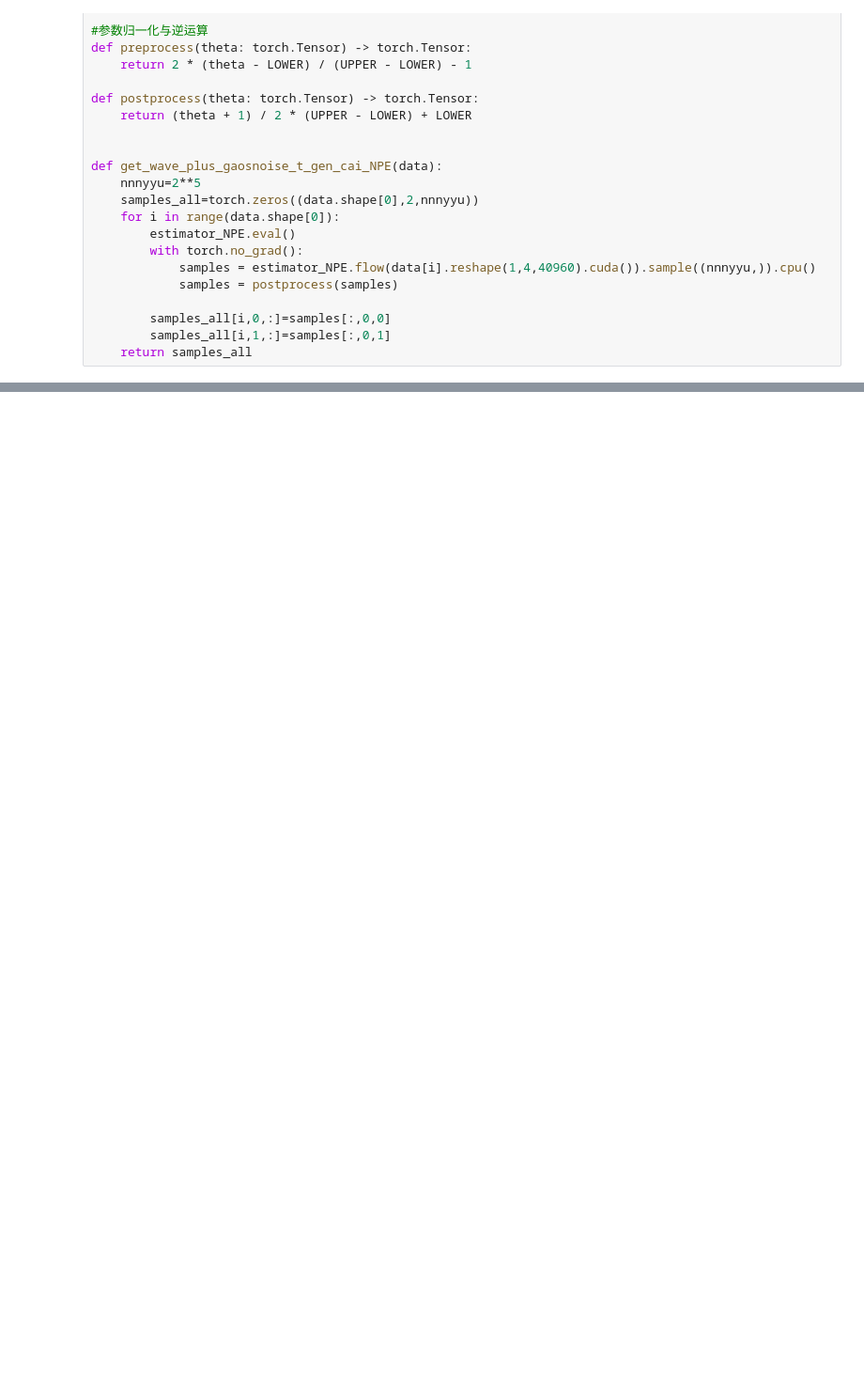
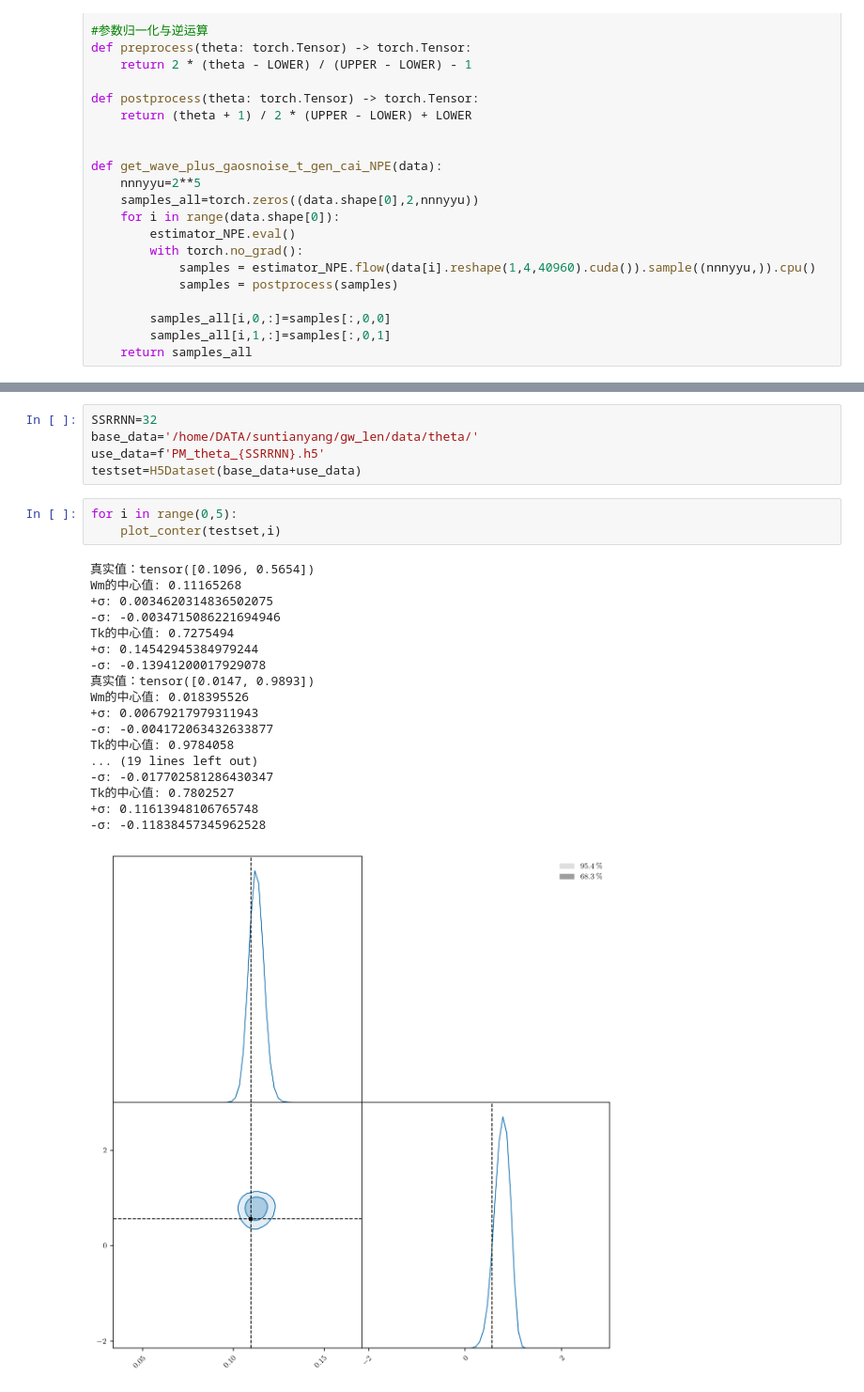
Before and after one commit to Hariqhane/Harichanes, a Jupyter notebook: Code/python/DT/New/NPE.ipynb, the cells around one changed output, grey strips where cells are left out. Shown at 94% size. Cells and saved outputs as stored; diff of their text form; blank space fills up the shorter version.

```diff
--- a/Code/python/DT/New/NPE.ipynb
+++ b/Code/python/DT/New/NPE.ipynb
@@ -601,0 +1099,27 @@ for SNRRR in [24]:
+# %%
+SSRRNN=32
+base_data='/home/DATA/suntianyang/gw_len/data/theta/'
+use_data=f'PM_theta_{SSRRNN}.h5'
+testset=H5Dataset(base_data+use_data)
+# %%
+for i in range(0,5):
+    plot_conter(testset,i)
+# %% [output]
+真实值：tensor([0.1096, 0.5654])
+Wm的中心值: 0.11165268
++σ: 0.0034620314836502075
+-σ: -0.0034715086221694946
+Tk的中心值: 0.7275494
++σ: 0.14542945384979244
+-σ: -0.13941200017929078
+真实值：tensor([0.0147, 0.9893])
+Wm的中心值: 0.018395526
++σ: 0.00679217979311943
+-σ: -0.004172063432633877
+Tk的中心值: 0.9784058
+... (19 lines left out)
+-σ: -0.017702581286430347
+Tk的中心值: 0.7802527
++σ: 0.11613948106765748
+-σ: -0.11838457345962528
+[figure, added]
```
Also changed, not shown: parts of 31 cells of this notebook, 18 other files.
